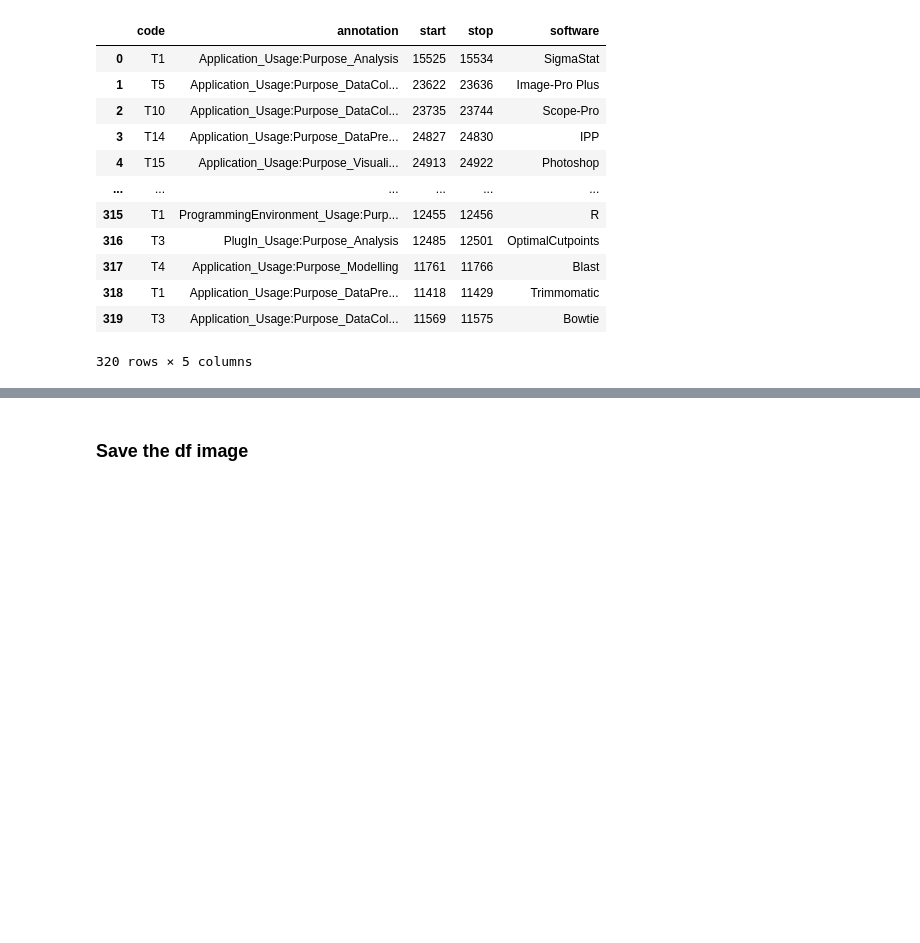
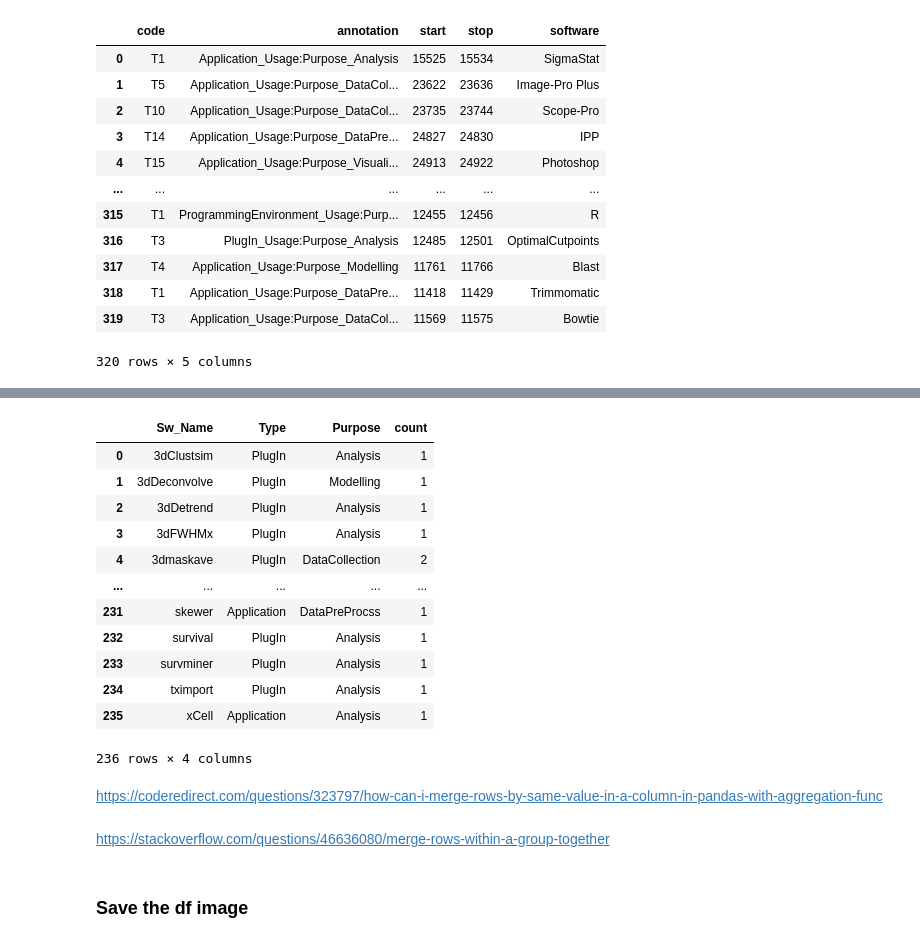
Before and after one commit to BeTKH/Automatic-classifcation-of-purpose-of-software-in-Scientific-articles, a Jupyter notebook: somecode/Merging Annotations.ipynb, the cells around one changed output, grey strips where cells are left out. Saved outputs shown, nothing was run; the diff lists cells and outputs as text; code cells hidden in the pictures; blank space fills up the shorter version.

```diff
--- a/somecode/Merging Annotations.ipynb
+++ b/somecode/Merging Annotations.ipynb
@@ -216,10 +192,11 @@ all_annotations_list = []
 
 
 # for each file in the dict
-for key in list(fileAn_dict):
+for key in list(fileAn_dict)[:]:
 
     # stores list of merged annotations
     merged_annotationlist_perfile = []
+
     #print(key)
     """
     compare all annotations to each other and grab those that share the same "start number"
@@ -243,7 +220,9 @@ for key in list(fileAn_dict):
 
                     # if the
                     if len(r) !=0 :
+
                         #print(ls1[0],ls2[0], ls1[2:4], ls2[2:4])
+
 
                         if (r[2] not in lookup_list1 ) | (r[3] not in lookup_list1 ):
 
@@ -261,5 +240,5 @@ for key in list(fileAn_dict):
 
     merged_dict[key] = merged_annotationlist_perfile
 # %%
-for file in list(merged_dict)[:]:
-    print('file name:', file, '|  ',merged_dict.get(file), '\n\n')
+#for file in list(merged_dict)[:]:
+#    print('file name:', file, '|  ',merged_dict.get(file), '\n\n')
@@ -616,0 +534,3 @@ PubMed
+# %%
+z = PubMed.groupby(['software','annotation']).size().reset_index(name='Count')
+z
@@ -616,0 +551,22 @@ PubMed
+# %%
+list_softwareName_Type_Purpose = []
+
+for index, row in z.iterrows():
+
+    softwareName = row['software']
+    softwareType_Purpose = row['annotation']
+    softwareCount = row['Count']
+
+    swType = softwareType_Purpose.split(':')[0].split('_')[0]
+    swPurp = softwareType_Purpose.split(':')[1].split('_')[1]
+
+    lst_ = []
+
+    lst_.append(softwareName)
+    lst_.append(swType)
+    lst_.append(swPurp)
+    lst_.append(softwareCount)
+
+    list_softwareName_Type_Purpose.append(lst_)
+
+    print(f"{softwareName:{30}}|{swType:{25}}|{swPurp:{25}}|{softwareCount:{25}}")
@@ -617,3 +593,26 @@ PubMed
+# %%
+import pandas as pd
+
+PubMed_swName_Type_Purpose = pd.DataFrame(columns=['Sw_Name', 'Type','Purpose','count'], data=list_softwareName_Type_Purpose)
+PubMed_swName_Type_Purpose
+# %% [output]
+|  | Sw_Name | Type | Purpose | count |
+| 0 | 3dClustsim | PlugIn | Analysis | 1 |
+| 1 | 3dDeconvolve | PlugIn | Modelling | 1 |
+| 2 | 3dDetrend | PlugIn | Analysis | 1 |
+| 3 | 3dFWHMx | PlugIn | Analysis | 1 |
+| 4 | 3dmaskave | PlugIn | DataCollection | 2 |
+| ... | ... | ... | ... | ... |
+| 231 | skewer | Application | DataPreProcss | 1 |
+| 232 | survival | PlugIn | Analysis | 1 |
+| 233 | survminer | PlugIn | Analysis | 1 |
+| 234 | tximport | PlugIn | Analysis | 1 |
+| 235 | xCell | Application | Analysis | 1 |
+236 rows × 4 columns
+# %% [markdown]
+https://coderedirect.com/questions/323797/how-can-i-merge-rows-by-same-value-in-a-column-in-pandas-with-aggregation-func
+# %% [markdown]
+https://stackoverflow.com/questions/46636080/merge-rows-within-a-group-together
 # %% [markdown]
 ### Save the df image
 # %%
```
Also changed, not shown: parts of 27 cells of this notebook, 3 other files.
